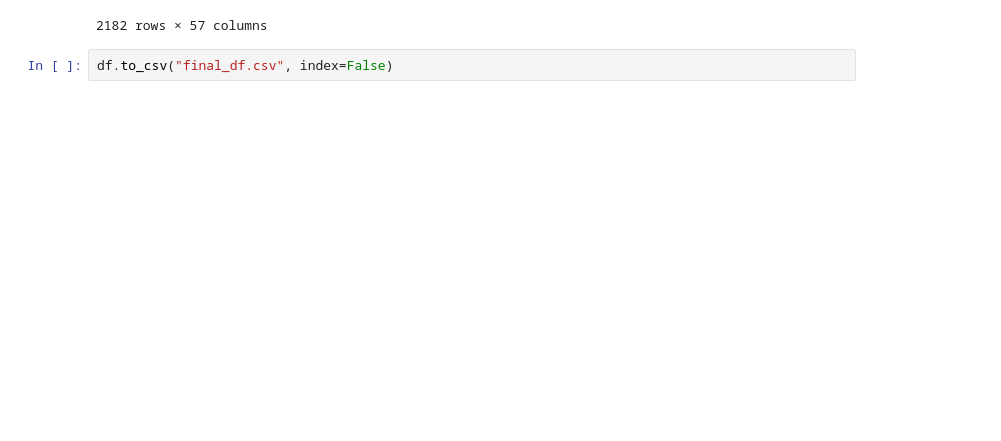
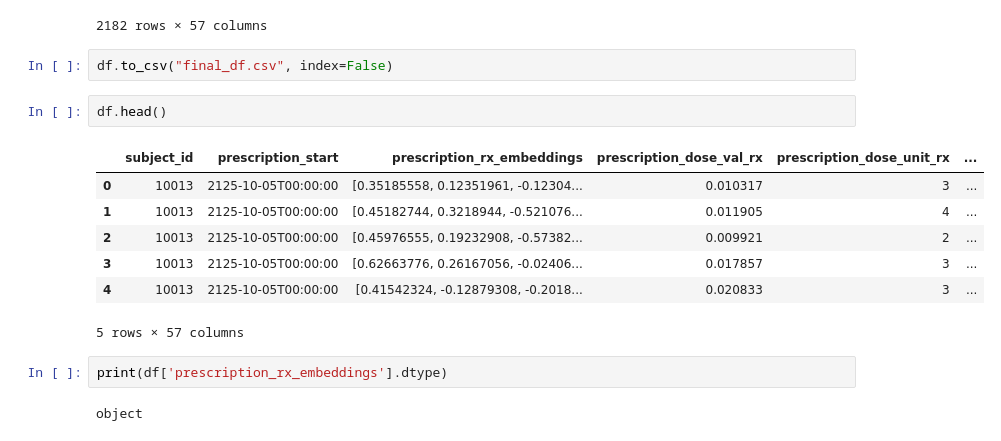
Before and after one commit to vaipos/Blue-Blood-ACM-Research, a Jupyter notebook: bb-dev-advay.ipynb, the cells around one changed output. Drawn from its saved outputs; the diff is of its cells as text; blank space fills up the shorter version.

```diff
--- a/bb-dev-advay.ipynb
+++ b/bb-dev-advay.ipynb
@@ -289,3 +292,17 @@ df
 2182 rows × 57 columns
 # %%
 df.to_csv("final_df.csv", index=False)
+# %%
+df.head()
+# %% [output]
+|  | subject_id | prescription_start | prescription_rx_embeddings | prescription_dose_val_rx | prescription_dose_unit_rx | ... |
+| 0 | 10013 | 2125-10-05T00:00:00 | [0.35185558, 0.12351961, -0.12304... | 0.010317 | 3 | ... |
+| 1 | 10013 | 2125-10-05T00:00:00 | [0.45182744, 0.3218944, -0.521076... | 0.011905 | 4 | ... |
+| 2 | 10013 | 2125-10-05T00:00:00 | [0.45976555, 0.19232908, -0.57382... | 0.009921 | 2 | ... |
+| 3 | 10013 | 2125-10-05T00:00:00 | [0.62663776, 0.26167056, -0.02406... | 0.017857 | 3 | ... |
+| 4 | 10013 | 2125-10-05T00:00:00 | [0.41542324, -0.12879308, -0.2018... | 0.020833 | 3 | ... |
+5 rows × 57 columns
+# %%
+print(df['prescription_rx_embeddings'].dtype)
+# %% [output]
+object
```
Also changed, not shown: parts of 12 cells of this notebook, 1 other file.
